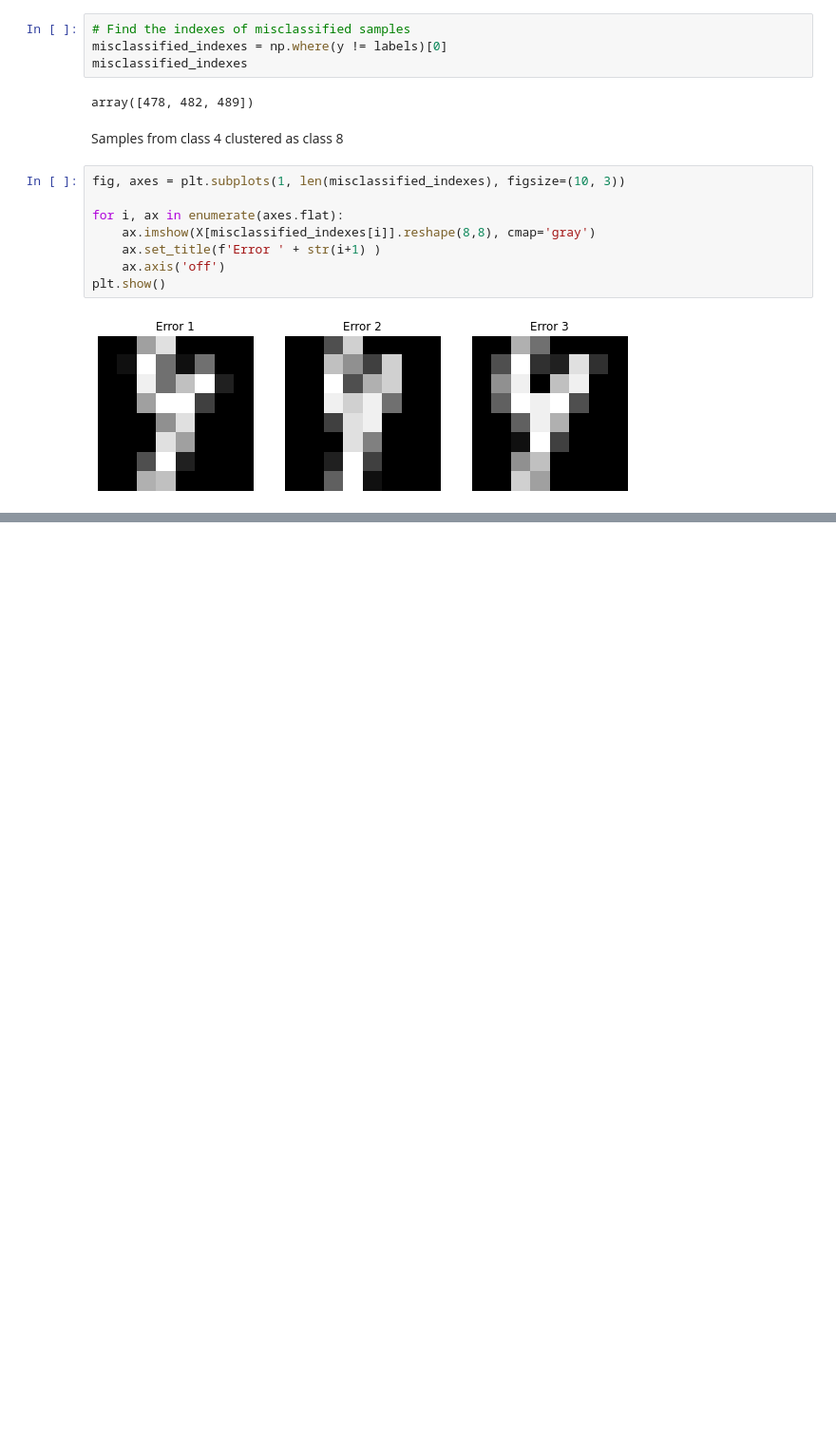
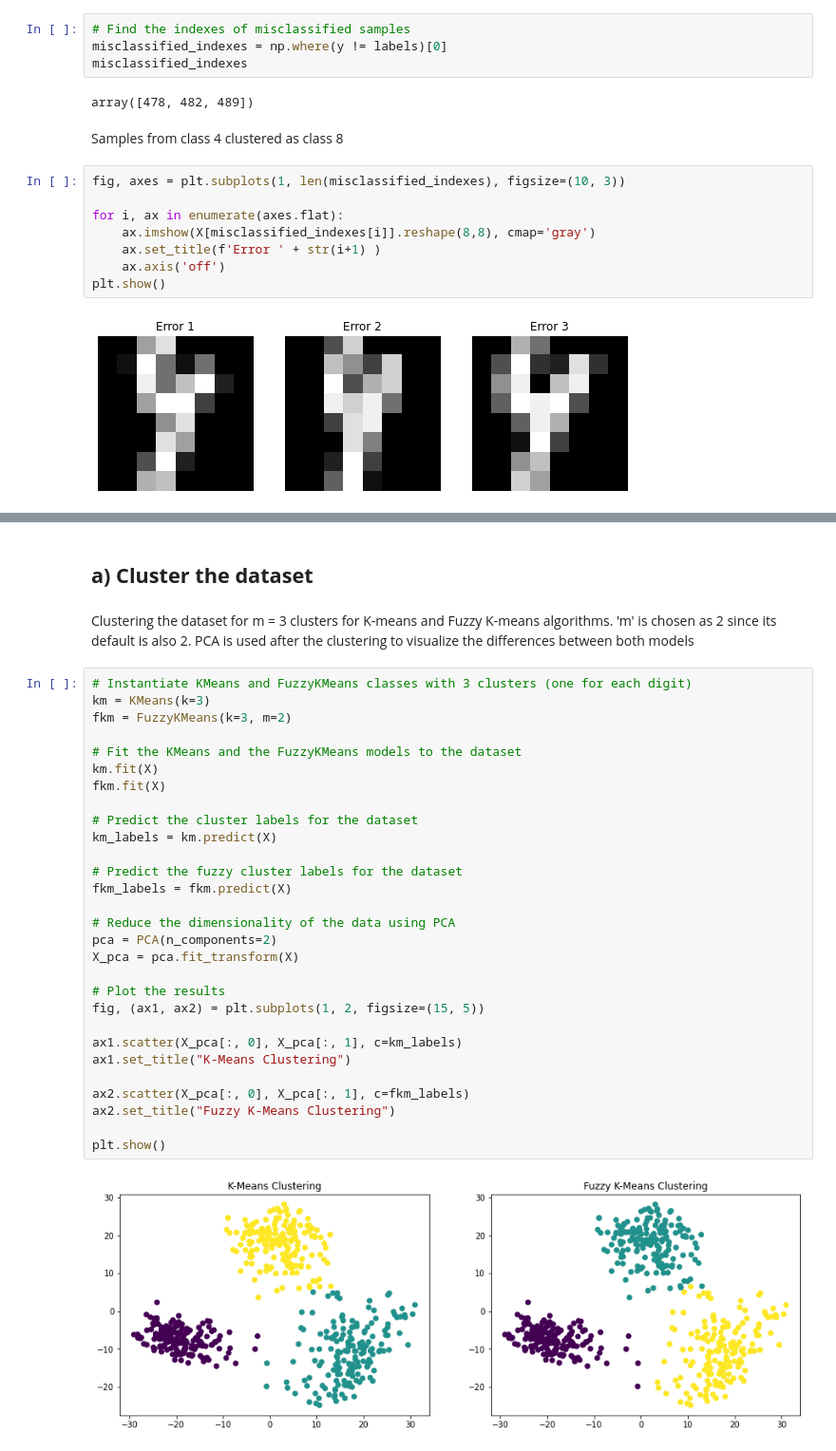
Before and after one commit to melihkurtaran/MachineLearning, a Jupyter notebook: UnsupervisedLearning/UnsupervisedLearning.ipynb, the cells around one changed output, grey strips where cells are left out. Shown at 95% size. Cells and saved outputs as stored; diff of their text form; blank space fills up the shorter version.

```diff
--- a/UnsupervisedLearning/UnsupervisedLearning.ipynb
+++ b/UnsupervisedLearning/UnsupervisedLearning.ipynb
@@ -248,0 +375,36 @@ plt.show()
+# %% [markdown]
+## **a) Cluster the dataset**
+# %% [markdown]
+Clustering the dataset for m = 3 clusters for K-means and Fuzzy K-means
+algorithms. 'm' is chosen as 2 since its default is also 2. PCA is used after the clustering to visualize the differences between both models
+# %%
+# Instantiate KMeans and FuzzyKMeans classes with 3 clusters (one for each digit)
+km = KMeans(k=3)
+fkm = FuzzyKMeans(k=3, m=2)
+
+# Fit the KMeans and the FuzzyKMeans models to the dataset
+km.fit(X)
+fkm.fit(X)
+
+# Predict the cluster labels for the dataset
+km_labels = km.predict(X)
+
+# Predict the fuzzy cluster labels for the dataset
+fkm_labels = fkm.predict(X)
+
+# Reduce the dimensionality of the data using PCA
+pca = PCA(n_components=2)
+X_pca = pca.fit_transform(X)
+
+# Plot the results
+fig, (ax1, ax2) = plt.subplots(1, 2, figsize=(15, 5))
+
+ax1.scatter(X_pca[:, 0], X_pca[:, 1], c=km_labels)
+ax1.set_title("K-Means Clustering")
+
+ax2.scatter(X_pca[:, 0], X_pca[:, 1], c=fkm_labels)
+ax2.set_title("Fuzzy K-Means Clustering")
+
+plt.show()
+# %% [output]
+[figure, added]
```
Also changed, not shown: parts of 26 cells of this notebook.
